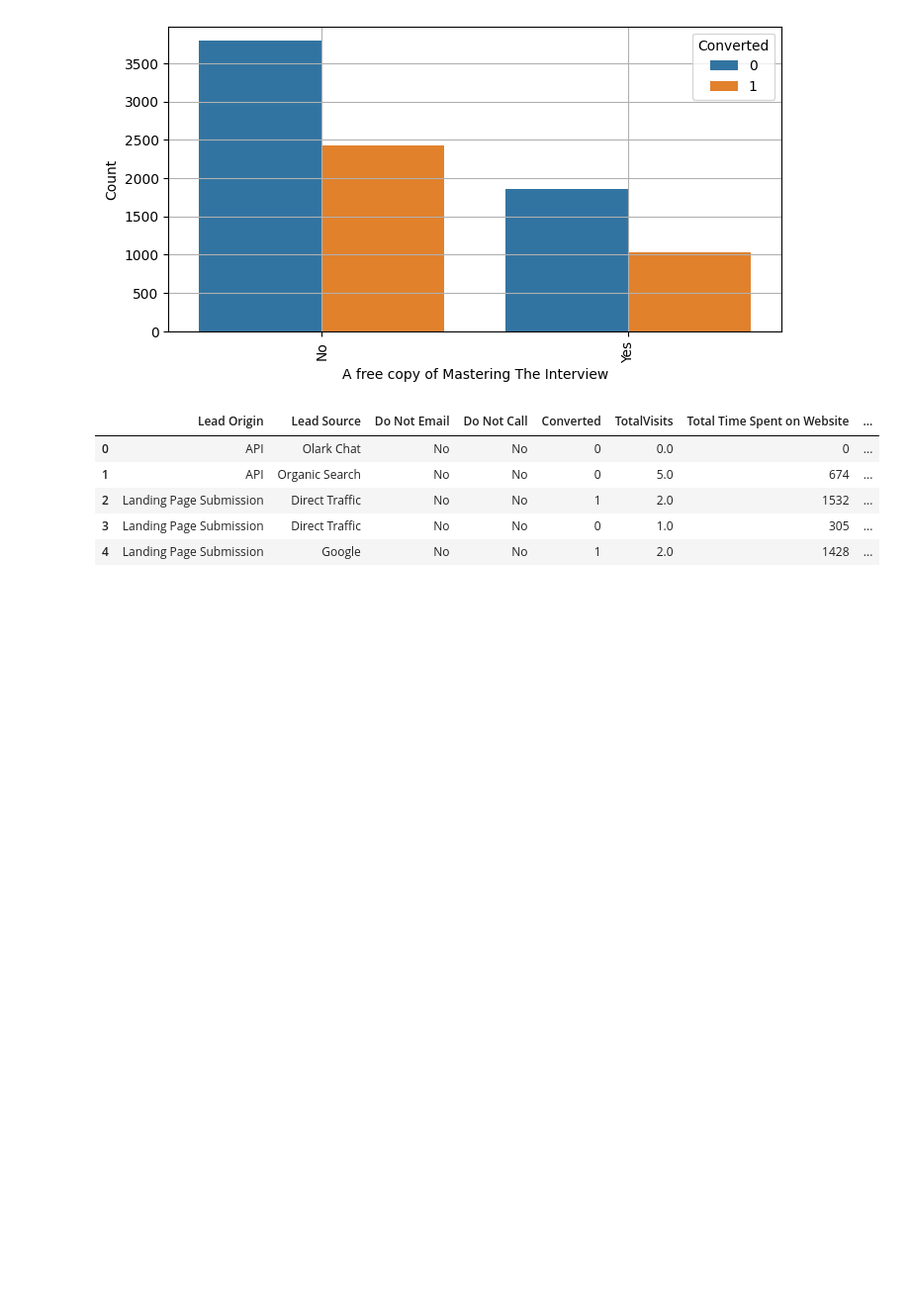
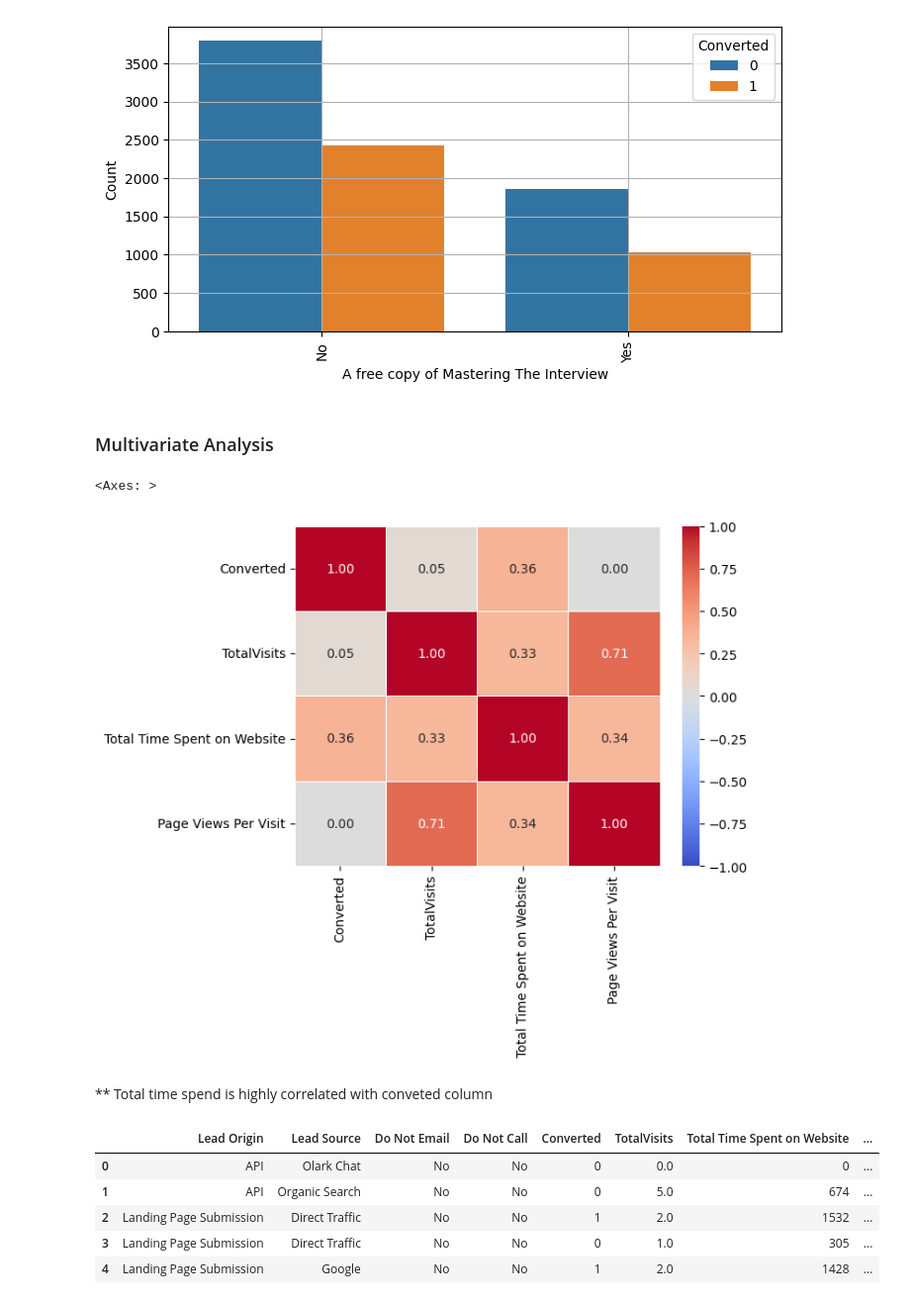
Before and after one commit to Rajeswar7913/GitHub-test, a Jupyter notebook: Lead_Score_new_test.ipynb, the cells around one changed output. Shown at 99% size. Saved outputs shown, nothing was run; the diff lists cells and outputs as text; code cells hidden in the pictures; blank space fills up the shorter version.

```diff
--- a/Lead_Score_new_test.ipynb
+++ b/Lead_Score_new_test.ipynb
@@ -498,6 +498,15 @@ cat_bar('Magazine')
 cat_bar('A free copy of Mastering The Interview')
 # %% [output]
 [figure]
+# %% [markdown]
+### Multivariate Analysis
+# %%
+sns.heatmap(df[['Converted','TotalVisits','Total Time Spent on Website','Page Views Per Visit']].corr(),annot=True, cmap='coolwarm', fmt='.2f', vmin=-1, vmax=1, linewidths=0.5)
+# %% [output]
+<Axes: >
+[figure, added]
+# %% [markdown]
+** Total time spend is highly correlated with conveted column
 # %%
 df.head()
 # %% [output]
```
